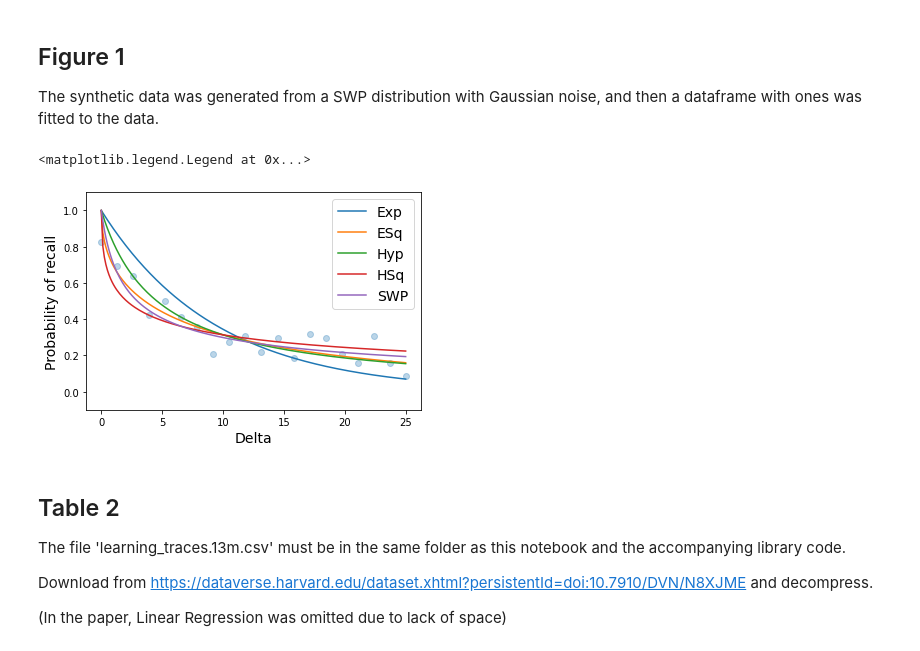
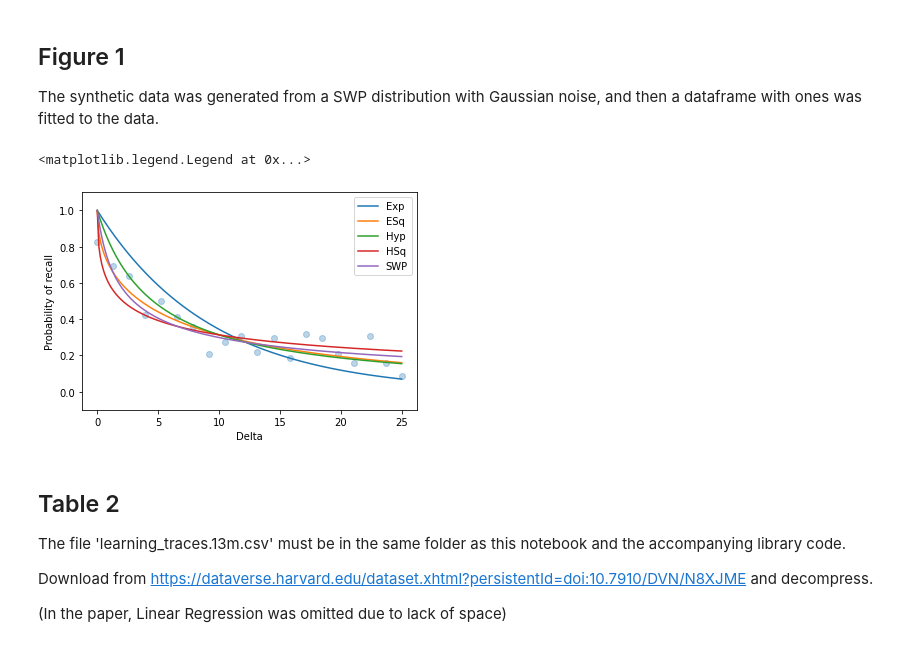
Before and after one commit to csalg/mtr-thesis, a Jupyter notebook: main.ipynb, the cells around one changed output. Cells and saved outputs as stored; diff of their text form; code cells hidden in the pictures.

```diff
--- a/main.ipynb
+++ b/main.ipynb
@@ -34,37 +34,39 @@ y = noisy_SWP(delta)
 
 fitted_models = []
 
 for estimator in mtr_estimators.all_estimators:
     model = estimator()
     model.fit(df, y, df['delta'])
     fitted_models.append(model)
 
 delta_fit = np.linspace(0.00001, 25.*24*60*60, 200)
 df_fit = pd.DataFrame({
     'delta': delta_fit,
     'ones': np.ones(len(delta_fit)
                    )
         }
     )
 
 plt.scatter(delta/(24*60*60), y, alpha=0.3)
 for model in fitted_models:
     if model.get_name() == 'HLR':
         continue
     name = model.get_name().strip('MTR-')
     plt.plot((delta_fit/(24*60*60)), model.predict(df_fit, df_fit['delta']), label = name)
 
 plt.title('')
 plt.ylim([-0.1, 1.1])
-plt.xlabel("Delta", fontsize=14)
-plt.ylabel("Probability of recall", fontsize=14)
+plt.xlabel("Delta", fontsize=10)
+plt.ylabel("Probability of recall", fontsize=10)
 plt.rcParams.update({
-            'legend.fontsize': 14
+            'legend.fontsize': 10
         })
+plt.rcParams["figure.figsize"] = (8,6)
+plt.rcParams["figure.dpi"] = 320
 plt.legend()
 # %% [output]
 <matplotlib.legend.Legend at 0x...>
-[figure, old version]
+[figure, new version]
 # %% [markdown]
 ## Table 2
 
```
Also changed, not shown: parts of 10 cells of this notebook, 10 other files.
